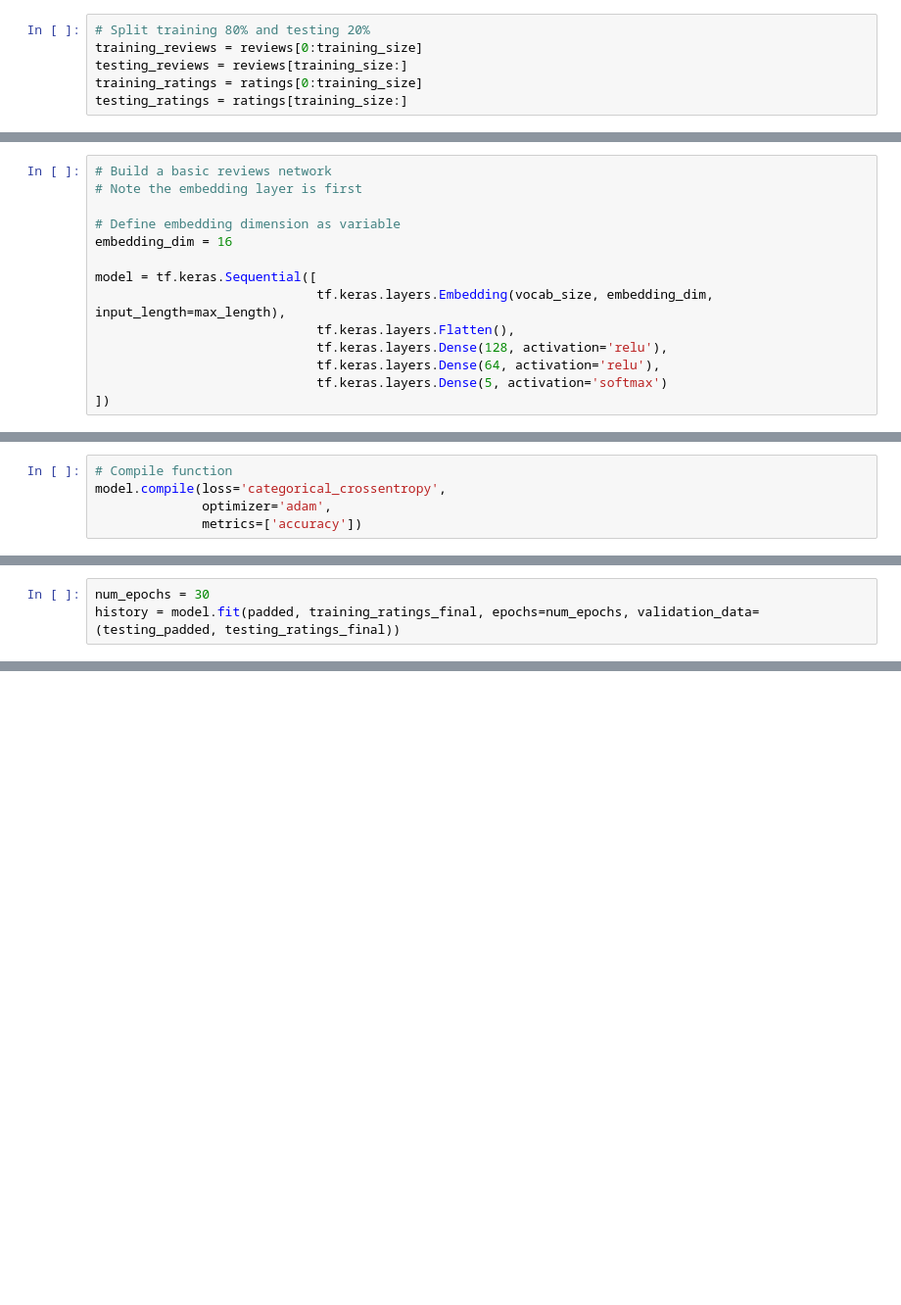
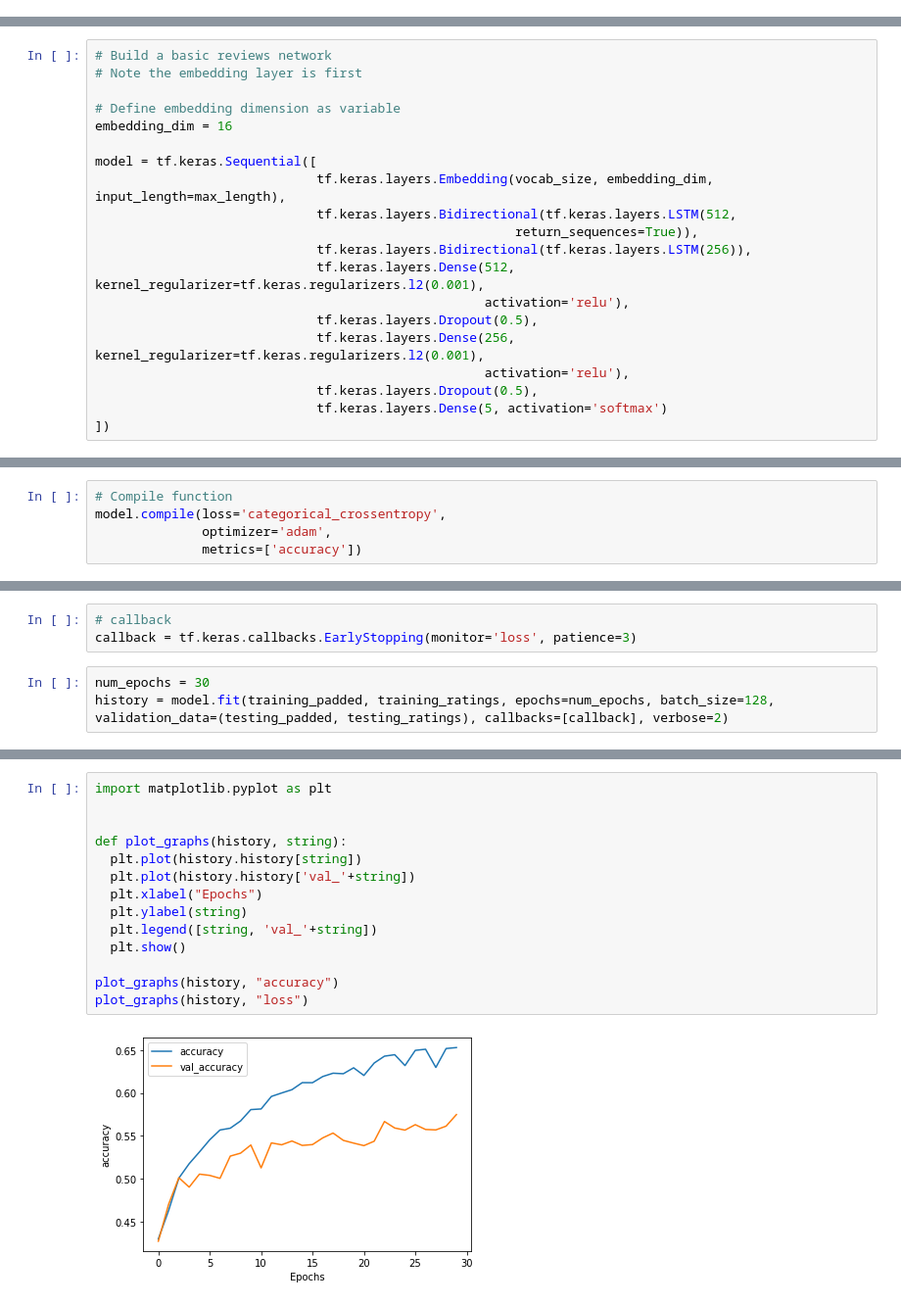
Before and after one commit to sivi-shahab/Machine-Learning-Dicoding, a Jupyter notebook: Trip_Advisor_Hotel_Reviews.ipynb, the cells around one changed output, grey strips where cells are left out. Shown at 98% size. Saved outputs shown, nothing was run; the diff lists cells and outputs as text; blank space fills up the shorter version.

Commit message:
Update Trip_Advisor_Hotel_Reviews.ipynb
Project versi 2

```diff
--- a/Trip_Advisor_Hotel_Reviews.ipynb
+++ b/Trip_Advisor_Hotel_Reviews.ipynb
@@ -116,6 +180,0 @@ training_size = int(len(reviews) * 0.8)
-# %%
-# Split training 80% and testing 20%
-training_reviews = reviews[0:training_size]
-testing_reviews = reviews[training_size:]
-training_ratings = ratings[0:training_size]
-testing_ratings = ratings[training_size:]
@@ -212,8 +224,14 @@ embedding_dim = 16
 
 model = tf.keras.Sequential([
                              tf.keras.layers.Embedding(vocab_size, embedding_dim, input_length=max_length),
-                             tf.keras.layers.Flatten(),
-                             tf.keras.layers.Dense(128, activation='relu'),
-                             tf.keras.layers.Dense(64, activation='relu'),
+                             tf.keras.layers.Bidirectional(tf.keras.layers.LSTM(512,
+                                                       return_sequences=True)),
+                             tf.keras.layers.Bidirectional(tf.keras.layers.LSTM(256)),
+                             tf.keras.layers.Dense(512, kernel_regularizer=tf.keras.regularizers.l2(0.001),
+                                                   activation='relu'),
+                             tf.keras.layers.Dropout(0.5),
+                             tf.keras.layers.Dense(256, kernel_regularizer=tf.keras.regularizers.l2(0.001),
+                                                   activation='relu'),
+                             tf.keras.layers.Dropout(0.5),
                              tf.keras.layers.Dense(5, activation='softmax')
 ])
@@ -244,7 +274,10 @@ Trainable params: 245,509
 Non-trainable params: 0
 _________________________________________________________________
+# %%
+# callback
+callback = tf.keras.callbacks.EarlyStopping(monitor='loss', patience=3)
 # %%
 num_epochs = 30
-history = model.fit(padded, training_ratings_final, epochs=num_epochs, validation_data=(testing_padded, testing_ratings_final))
+history = model.fit(training_padded, training_ratings, epochs=num_epochs, batch_size=128, validation_data=(testing_padded, testing_ratings), callbacks=[callback], verbose=2)
 # %% [output]
 Epoch 1/30
@@ -288,0 +302,16 @@ Tensorflow Documentation:
+# %%
+import matplotlib.pyplot as plt
+
+
+def plot_graphs(history, string):
+  plt.plot(history.history[string])
+  plt.plot(history.history['val_'+string])
+  plt.xlabel("Epochs")
+  plt.ylabel(string)
+  plt.legend([string, 'val_'+string])
+  plt.show()
+
+plot_graphs(history, "accuracy")
+plot_graphs(history, "loss")
+# %% [output]
+[figure, added]
```
Also changed, not shown: parts of 37 cells of this notebook.
